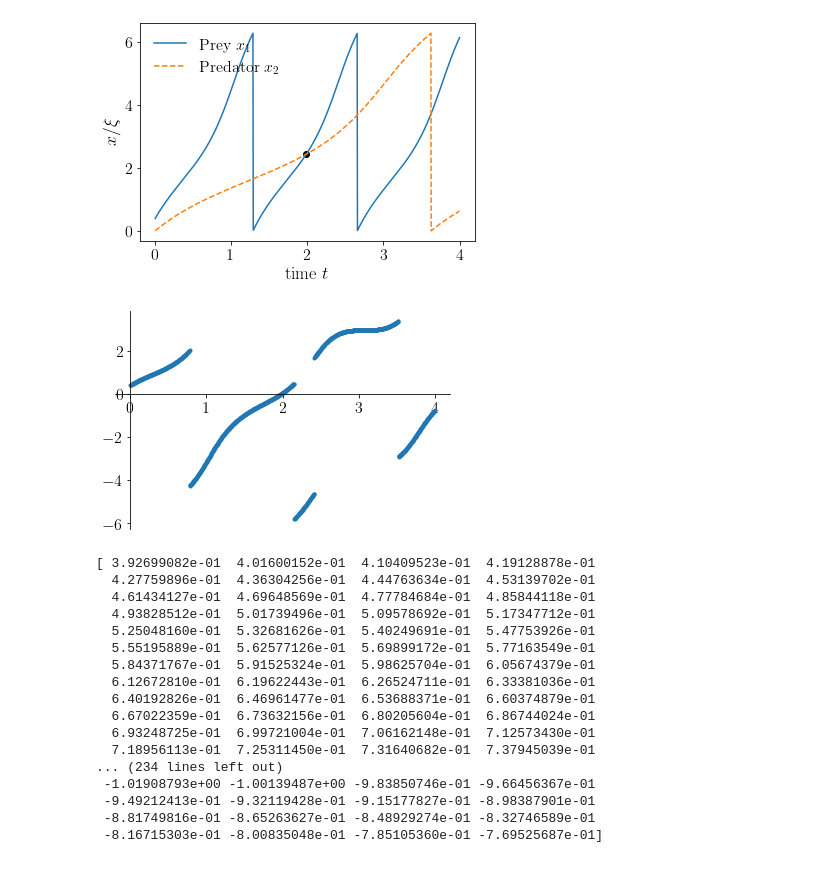
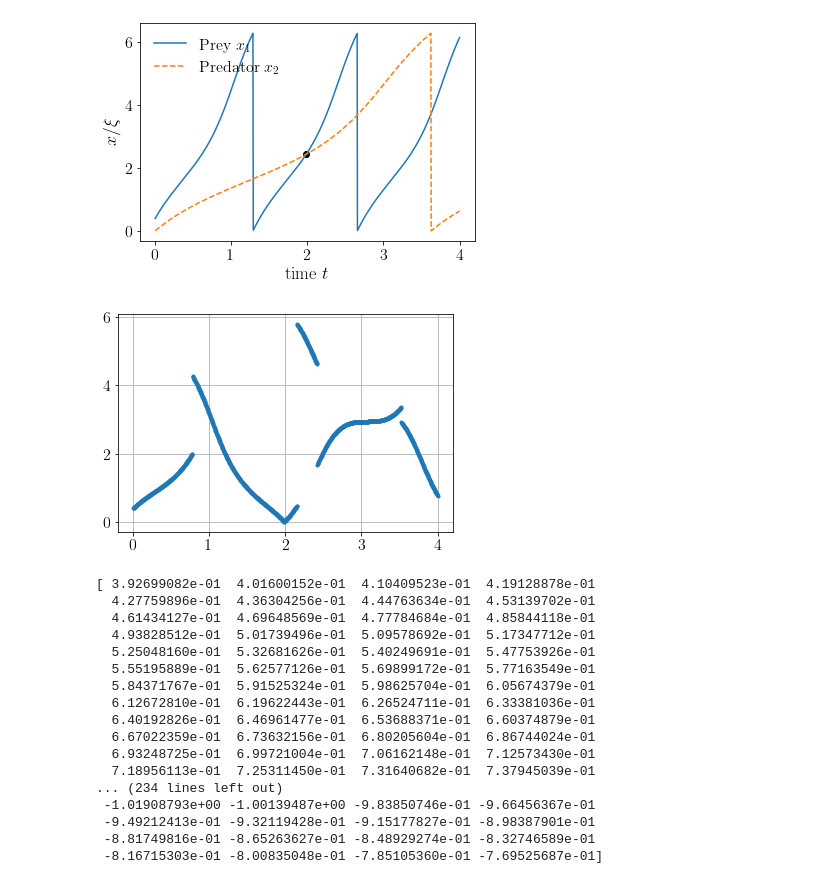
Before and after one commit to hawkerfriedrice/PredPreyDynamicsPeriodicBoundary, a Jupyter notebook: T_Catching_Time_Q1.ipynb, the cells around one changed output. Saved outputs shown, nothing was run; the diff lists cells and outputs as text; code cells hidden in the pictures.

```diff
--- a/T_Catching_Time_Q1.ipynb
+++ b/T_Catching_Time_Q1.ipynb
@@ -109,28 +109,16 @@ plt.ylabel("$x/\\xi$")
 plt.show()
 # %% [output]
 [figure]
-# %%
-fig, ax = plt.subplots()
-ax.plot(l_time, catchtime(l_time),".", label="Prey $x_1$")
-
-
-# set the x-spine
-ax.spines['left'].set_position('zero')
-
-# turn off the right spine/ticks
-ax.spines['right'].set_color('none')
-ax.yaxis.tick_left()
-
-# set the y-spine
-ax.spines['bottom'].set_position('zero')
-
-# turn off the top spine/ticks
-ax.spines['top'].set_color('none')
-ax.xaxis.tick_bottom()
-
-plt.show()
-# %% [output]
-[figure, removed]
+# %%
+fig, ax = plt.subplots()
+ax.plot(l_time, np.absolute(catchtime(l_time)),".", label="Prey $x_1$")
+
+
+ax.grid()
+
+plt.show()
+# %% [output]
+[figure, added]
 # %%
 print(catchtime(l_time))
 # %% [output]
```
Also changed, not shown: 7 other files.
